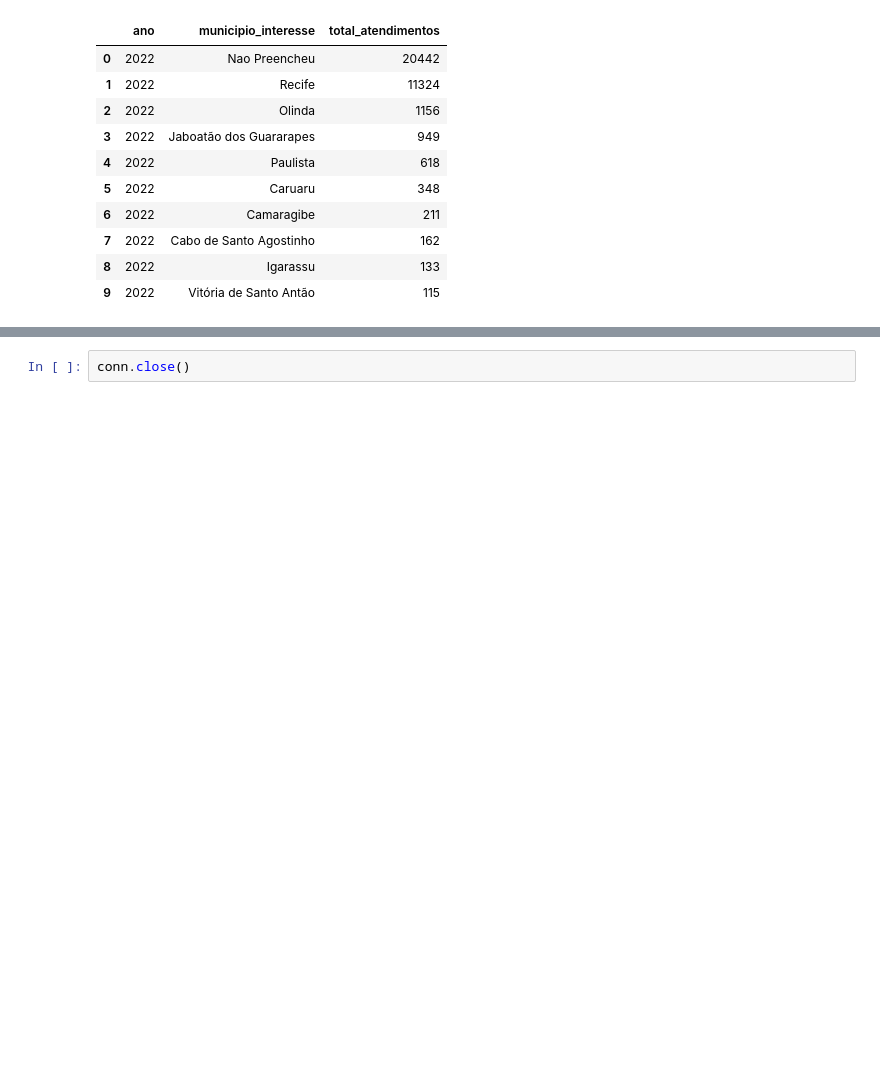
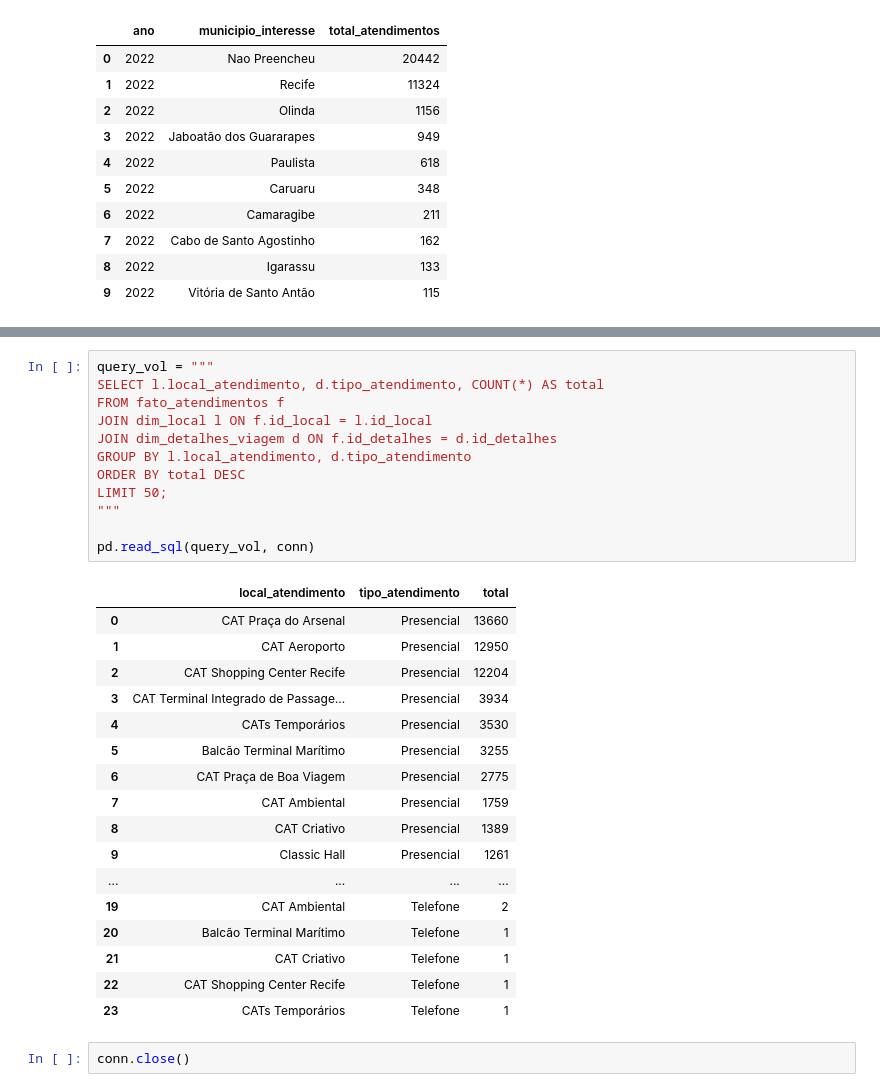
Before and after one commit to VladeMelo/projeto-bd, a Jupyter notebook: ELT.ipynb, the cells around one changed output, grey strips where cells are left out. Cells and saved outputs as stored; diff of their text form; blank space fills up the shorter version.

```diff
--- a/ELT.ipynb
+++ b/ELT.ipynb
@@ -275,2 +294,32 @@ pd.read_sql(query, conn)
+# %%
+query_vol = """
+SELECT l.local_atendimento, d.tipo_atendimento, COUNT(*) AS total
+FROM fato_atendimentos f
+JOIN dim_local l ON f.id_local = l.id_local
+JOIN dim_detalhes_viagem d ON f.id_detalhes = d.id_detalhes
+GROUP BY l.local_atendimento, d.tipo_atendimento
+ORDER BY total DESC
+LIMIT 50;
+"""
+
+pd.read_sql(query_vol, conn)
+# %% [output]
+|  | local_atendimento | tipo_atendimento | total |
+| 0 | CAT Praça do Arsenal | Presencial | 13660 |
+| 1 | CAT Aeroporto | Presencial | 12950 |
+| 2 | CAT Shopping Center Recife | Presencial | 12204 |
+| 3 | CAT Terminal Integrado de Passage... | Presencial | 3934 |
+| 4 | CATs Temporários | Presencial | 3530 |
+| 5 | Balcão Terminal Marítimo | Presencial | 3255 |
+| 6 | CAT Praça de Boa Viagem | Presencial | 2775 |
+| 7 | CAT Ambiental | Presencial | 1759 |
+| 8 | CAT Criativo | Presencial | 1389 |
+| 9 | Classic Hall | Presencial | 1261 |
+| ... | ... | ... | ... |
+| 19 | CAT Ambiental | Telefone | 2 |
+| 20 | Balcão Terminal Marítimo | Telefone | 1 |
+| 21 | CAT Criativo | Telefone | 1 |
+| 22 | CAT Shopping Center Recife | Telefone | 1 |
+| 23 | CATs Temporários | Telefone | 1 |
 # %%
 conn.close()
```
Also changed, not shown: parts of 1 cell of this notebook, 1 other file.
